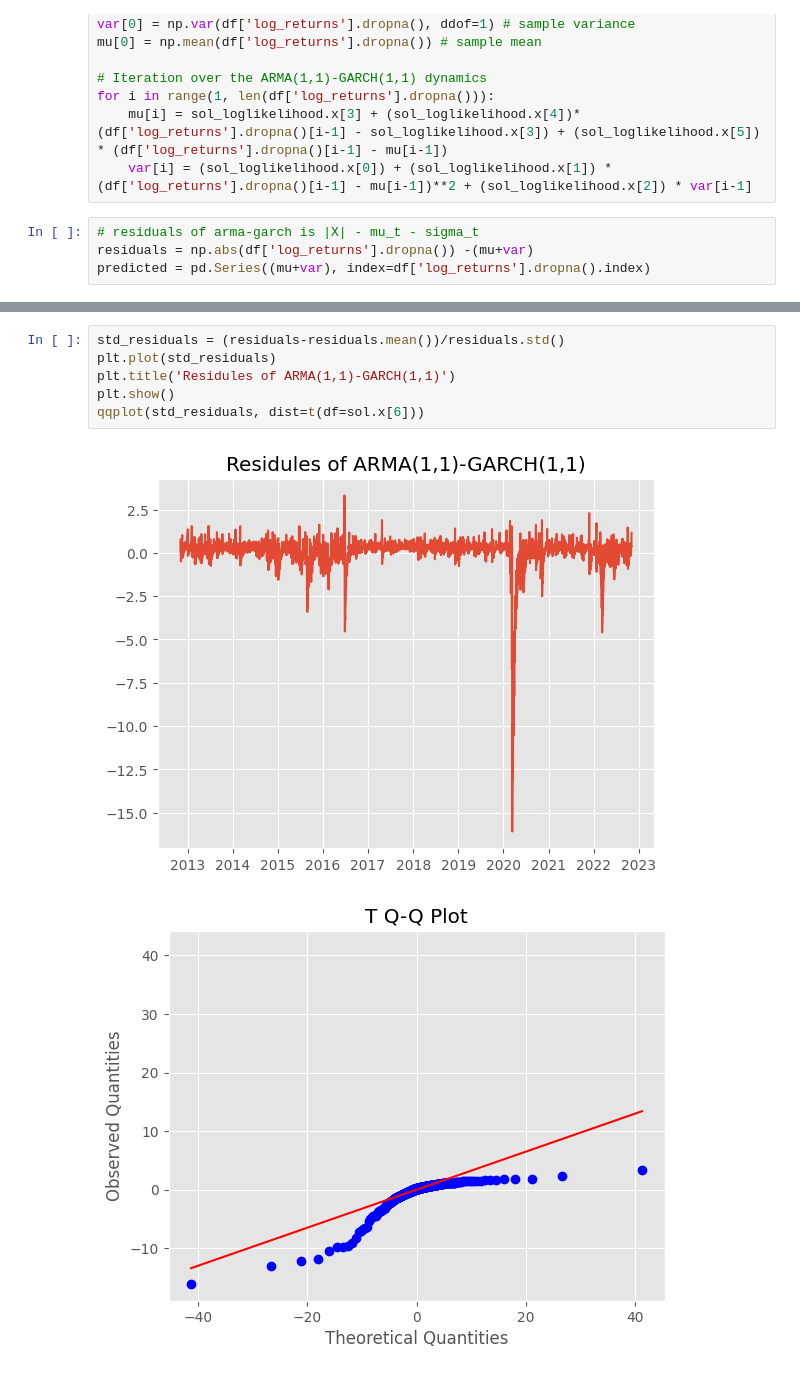
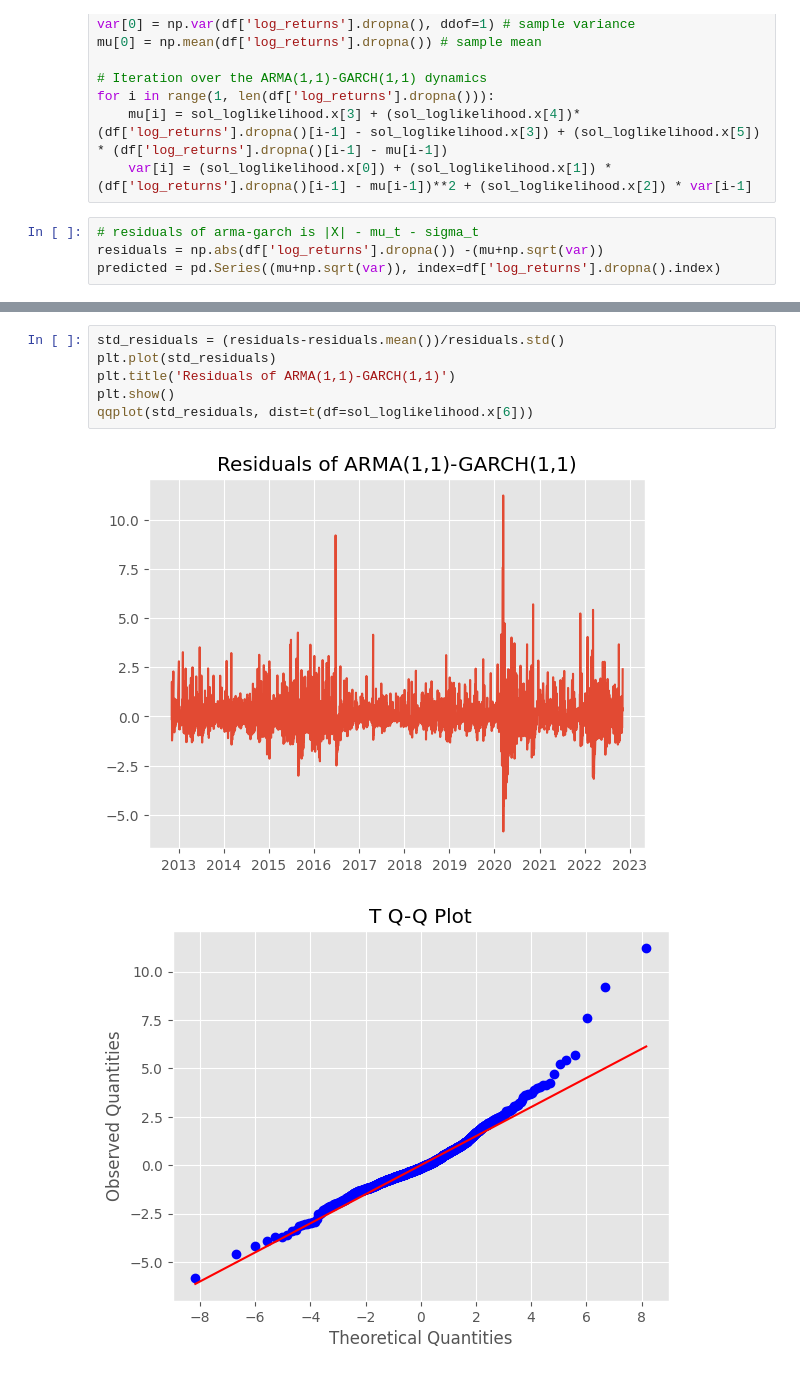
Before and after one commit to georgec123/qrm, a Jupyter notebook: src/q1.ipynb, the cells around one changed output, grey strips where cells are left out. Saved outputs shown, nothing was run; the diff lists cells and outputs as text.

Commit message:
sqrt var

```diff
--- a/src/q1.ipynb
+++ b/src/q1.ipynb
@@ -271,8 +271,8 @@ for i in range(1, len(df['log_returns'].dropna())):
     var[i] = (sol_loglikelihood.x[0]) + (sol_loglikelihood.x[1]) * (df['log_returns'].dropna()[i-1] - mu[i-1])**2 + (sol_loglikelihood.x[2]) * var[i-1]
 # %%
 # residuals of arma-garch is |X| - mu_t - sigma_t
-residuals = np.abs(df['log_returns'].dropna()) -(mu+var)
-predicted = pd.Series((mu+var), index=df['log_returns'].dropna().index)
+residuals = np.abs(df['log_returns'].dropna()) -(mu+np.sqrt(var))
+predicted = pd.Series((mu+np.sqrt(var)), index=df['log_returns'].dropna().index)
 # %%
 plt.plot(np.abs(df['log_returns'].dropna()), label='abs log returns');
 plt.plot(predicted, label='predicted')
@@ -283,9 +283,9 @@ plt.show()
 # %%
 std_residuals = (residuals-residuals.mean())/residuals.std()
 plt.plot(std_residuals)
-plt.title('Residules of ARMA(1,1)-GARCH(1,1)')
+plt.title('Residuals of ARMA(1,1)-GARCH(1,1)')
 plt.show()
-qqplot(std_residuals, dist=t(df=sol.x[6]))
+qqplot(std_residuals, dist=t(df=sol_loglikelihood.x[6]))
 # %% [output]
-[figure, old version]
+[figure, new version]
-[figure, old version]
+[figure, new version]
```
Also changed, not shown: parts of 2 cells of this notebook.
